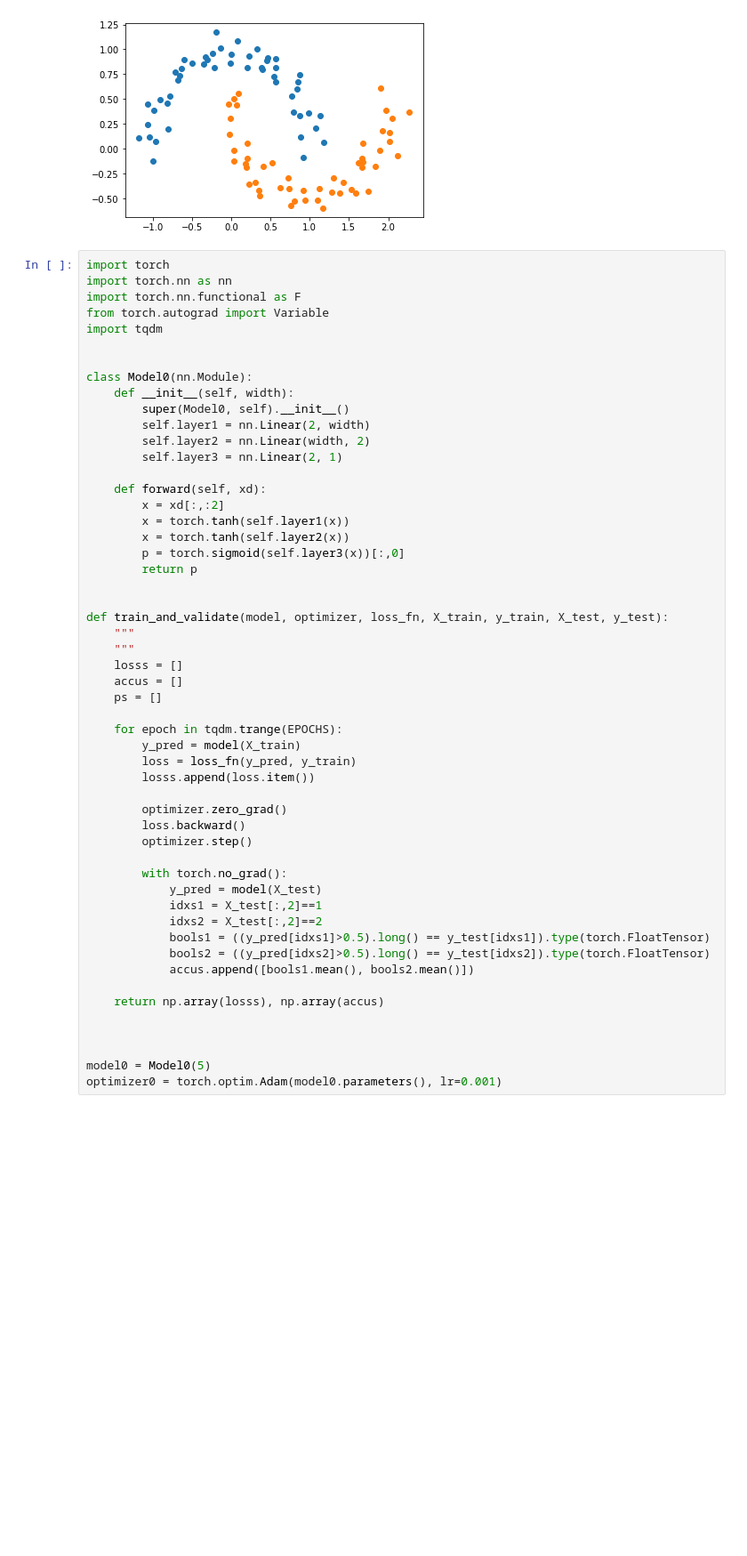
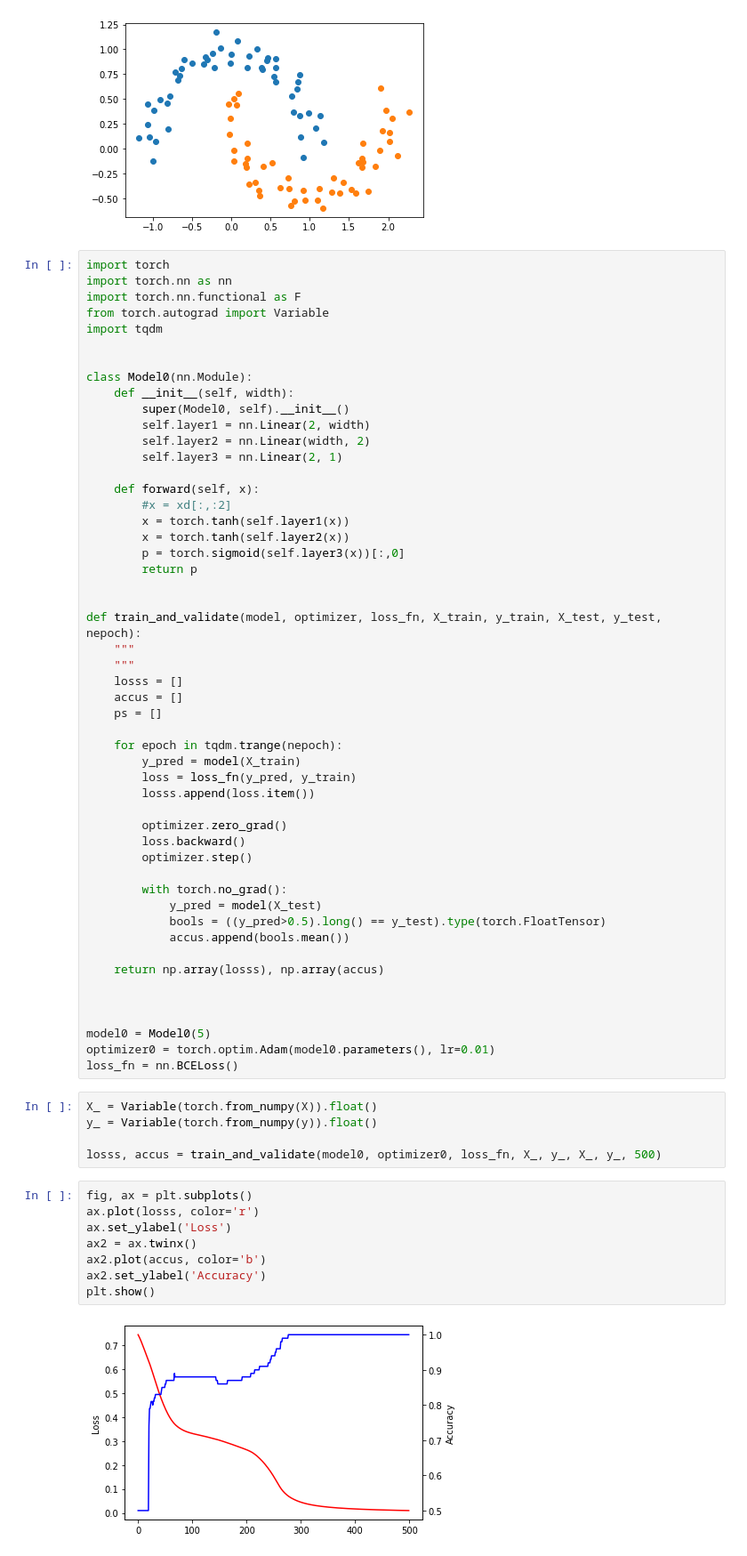
Before and after one commit to leihuang/scrapbook, a Jupyter notebook: DANN_Moons.ipynb, the cells around one changed output. Shown at 89% size. Saved outputs shown, nothing was run; the diff lists cells and outputs as text; blank space fills up the shorter version.

```diff
--- a/DANN_Moons.ipynb
+++ b/DANN_Moons.ipynb
@@ -59,22 +59,22 @@ class Model0(nn.Module):
         self.layer2 = nn.Linear(width, 2)
         self.layer3 = nn.Linear(2, 1)
 
-    def forward(self, xd):
-        x = xd[:,:2]
+    def forward(self, x):
+        #x = xd[:,:2]
         x = torch.tanh(self.layer1(x))
         x = torch.tanh(self.layer2(x))
         p = torch.sigmoid(self.layer3(x))[:,0]
         return p
 
 
-def train_and_validate(model, optimizer, loss_fn, X_train, y_train, X_test, y_test):
+def train_and_validate(model, optimizer, loss_fn, X_train, y_train, X_test, y_test, nepoch):
     """
     """
     losss = []
     accus = []
     ps = []
 
-    for epoch in tqdm.trange(EPOCHS):
+    for epoch in tqdm.trange(nepoch):
         y_pred = model(X_train)
         loss = loss_fn(y_pred, y_train)
         losss.append(loss.item())
@@ -85,15 +85,28 @@ def train_and_validate(model, optimizer, loss_fn, X_train, y_train, X_test, y_te
 
         with torch.no_grad():
             y_pred = model(X_test)
-            idxs1 = X_test[:,2]==1
-            idxs2 = X_test[:,2]==2
-            bools1 = ((y_pred[idxs1]>0.5).long() == y_test[idxs1]).type(torch.FloatTensor)
-            bools2 = ((y_pred[idxs2]>0.5).long() == y_test[idxs2]).type(torch.FloatTensor)
-            accus.append([bools1.mean(), bools2.mean()])
+            bools = ((y_pred>0.5).long() == y_test).type(torch.FloatTensor)
+            accus.append(bools.mean())
 
     return np.array(losss), np.array(accus)
 
 
 
 model0 = Model0(5)
-optimizer0 = torch.optim.Adam(model0.parameters(), lr=0.001)
+optimizer0 = torch.optim.Adam(model0.parameters(), lr=0.01)
+loss_fn = nn.BCELoss()
+# %%
+X_ = Variable(torch.from_numpy(X)).float()
+y_ = Variable(torch.from_numpy(y)).float()
+
+losss, accus = train_and_validate(model0, optimizer0, loss_fn, X_, y_, X_, y_, 500)
+# %%
+fig, ax = plt.subplots()
+ax.plot(losss, color='r')
+ax.set_ylabel('Loss')
+ax2 = ax.twinx()
+ax2.plot(accus, color='b')
+ax2.set_ylabel('Accuracy')
+plt.show()
+# %% [output]
+[figure, added]
```
Also changed, not shown: parts of 2 cells of this notebook.
